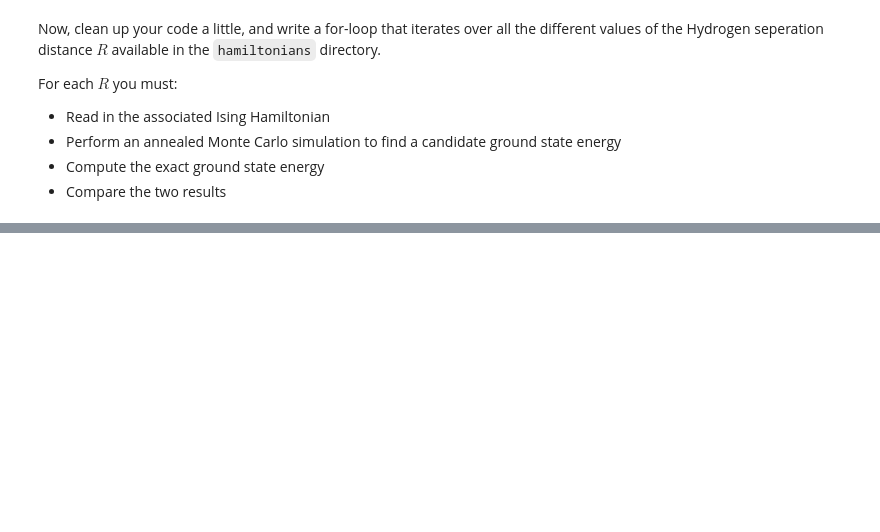
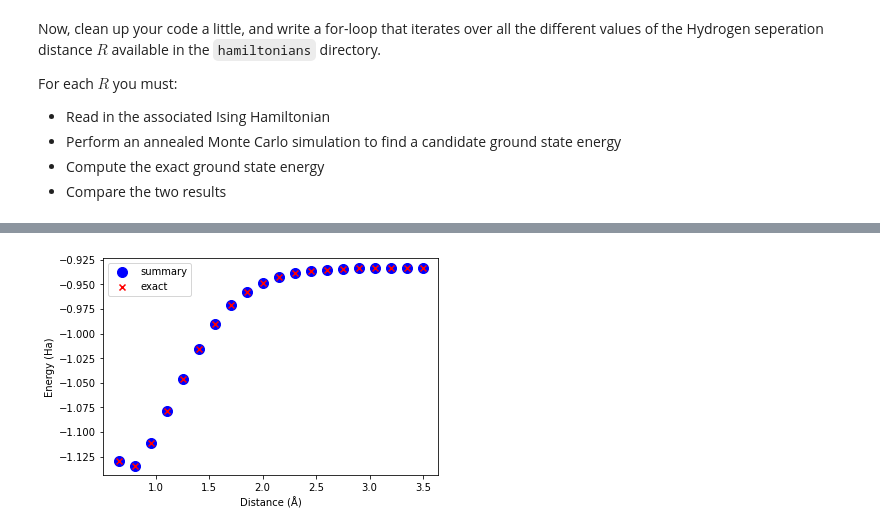
Before and after one commit to MelkoCollective/CDL_2020, a Jupyter notebook: Project_4_Ising_Annealer/Task_3.ipynb, the cells around one changed output, grey strips where cells are left out. Saved outputs shown, nothing was run; the diff lists cells and outputs as text; code cells hidden in the pictures; blank space fills up the shorter version.

```diff
--- a/Project_4_Ising_Annealer/Task_3.ipynb
+++ b/Project_4_Ising_Annealer/Task_3.ipynb
@@ -195,0 +200,18 @@ plt.show()
+# %%
+# compare our exact calculations with ./hamiltonians/summary.dat
+with open("./hamiltonians/summary.dat", 'r') as fh:
+    lines = fh.readlines()[1:]
+    energies_summary = np.zeros(len(lines))
+    distances_summary = np.zeros(len(lines))
+    for i,line in enumerate(lines):
+        distances_summary[i], energies_summary[i] = map(float, line.split())
+
+    plt.scatter(distances_summary, energies_summary, marker='o', color='blue', s=100)
+    plt.scatter(distances, energies_exact, marker='x', color='red')
+
+plt.xlabel("Distance (Å)")
+plt.ylabel("Energy (Ha)")
+plt.legend(["summary", "exact"])
+plt.show()
+# %% [output]
+[figure, added]
```
Also changed, not shown: parts of 7 cells of this notebook, 3 other files.
